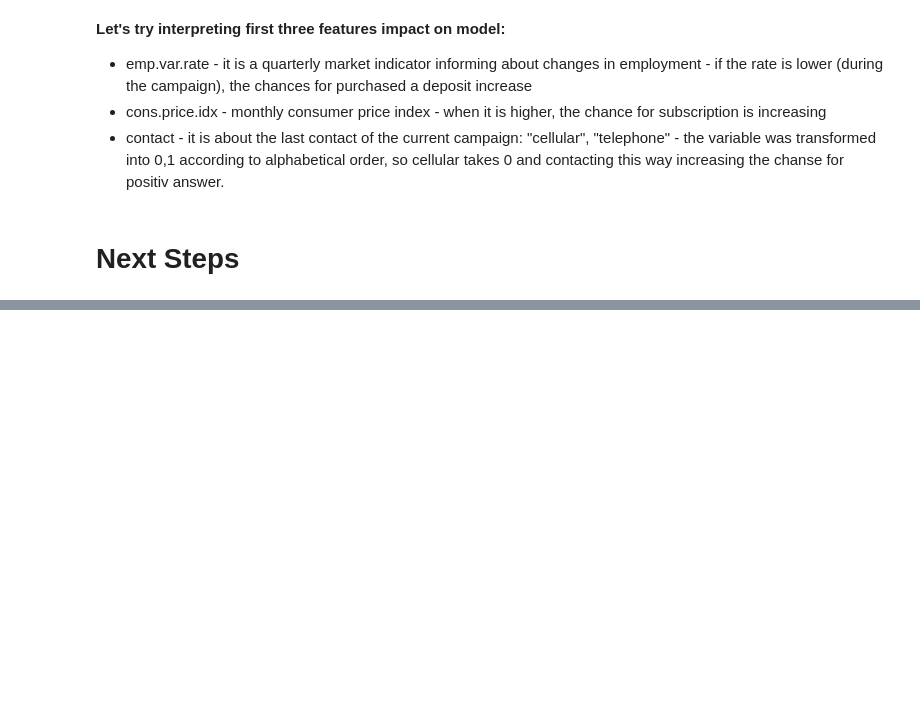
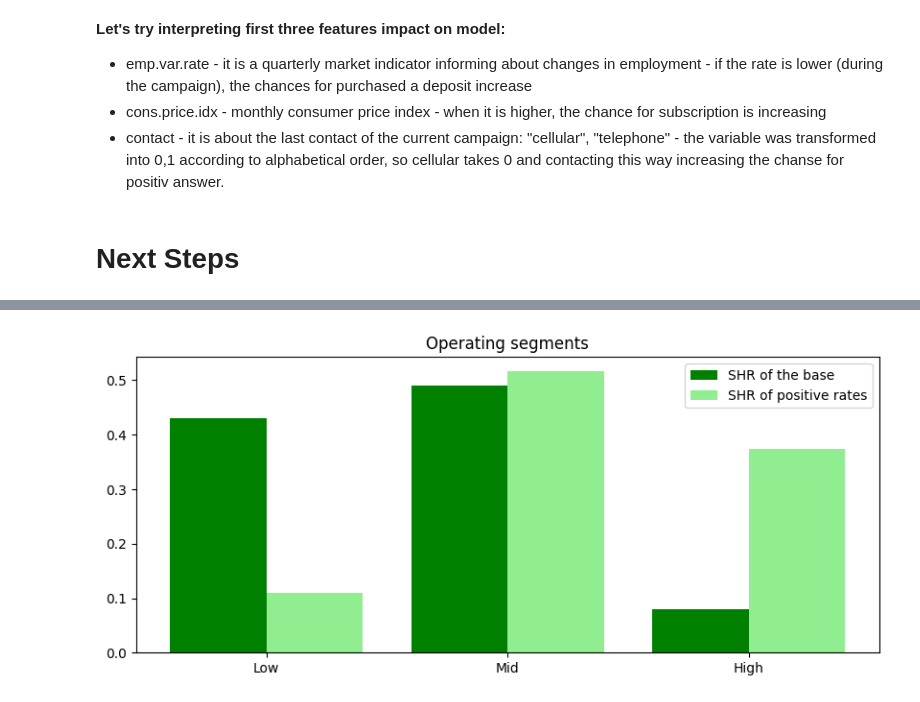
Before and after one commit to Magdalena-B1/ML-different-approaches-to-linear-regression, a Jupyter notebook: Classification.ipynb, the cells around one changed output, grey strips where cells are left out. Cells and saved outputs as stored; diff of their text form; code cells hidden in the pictures; blank space fills up the shorter version.

```diff
--- a/Classification.ipynb
+++ b/Classification.ipynb
@@ -546,0 +560,14 @@ Segm.head(100)
+# %%
+Segm['segment'] = pd.cut(x= Segm['Positive_rate'], bins = [-0.01, 0.05, 0.35, 1.01],
+                                                  labels = ['Low', 'Mid', 'High'])
+
+print("Segments:", list(Segm.groupby('segment')['Volume'].sum().index))
+segm_vol = Segm.groupby('segment')['Volume'].sum().values
+segm_shr = segm_vol/sum(Segm['Volume'])
+print("Segments shr:", segm_shr)
+positive_shr = Segm.groupby('segment')['Positive'].sum().values/sum(Segm['Positive'])
+print("Positive shr:", positive_shr)
+positive_rate = Segm.groupby('segment')['Positive_rate'].mean().values
+print("Avg posivive rate:", positive_rate)
+print(Segm.groupby('segment')['Volume'].sum())
+print("checking if segments have been assigned to all cases: ", Segm.groupby('segment')['Volume'].sum().sum())
@@ -546,0 +585,12 @@ Segm.head(100)
+# %%
+plt.figure(figsize=(10, 4))
+width = 0.4
+x = np.arange(3)
+plt.bar(x-0.2, list(segm_shr), width, color = 'green')
+plt.bar(x+0.2, list(positive_shr),width, color = 'lightgreen')
+plt.xticks(x, ['Low', 'Mid', 'High'])
+plt.legend(['SHR of the base', 'SHR of positive rates'])
+plt.title('Operating segments')
+plt.show()
+# %% [output]
+[figure, added]
```
Also changed, not shown: parts of 6 cells of this notebook.
